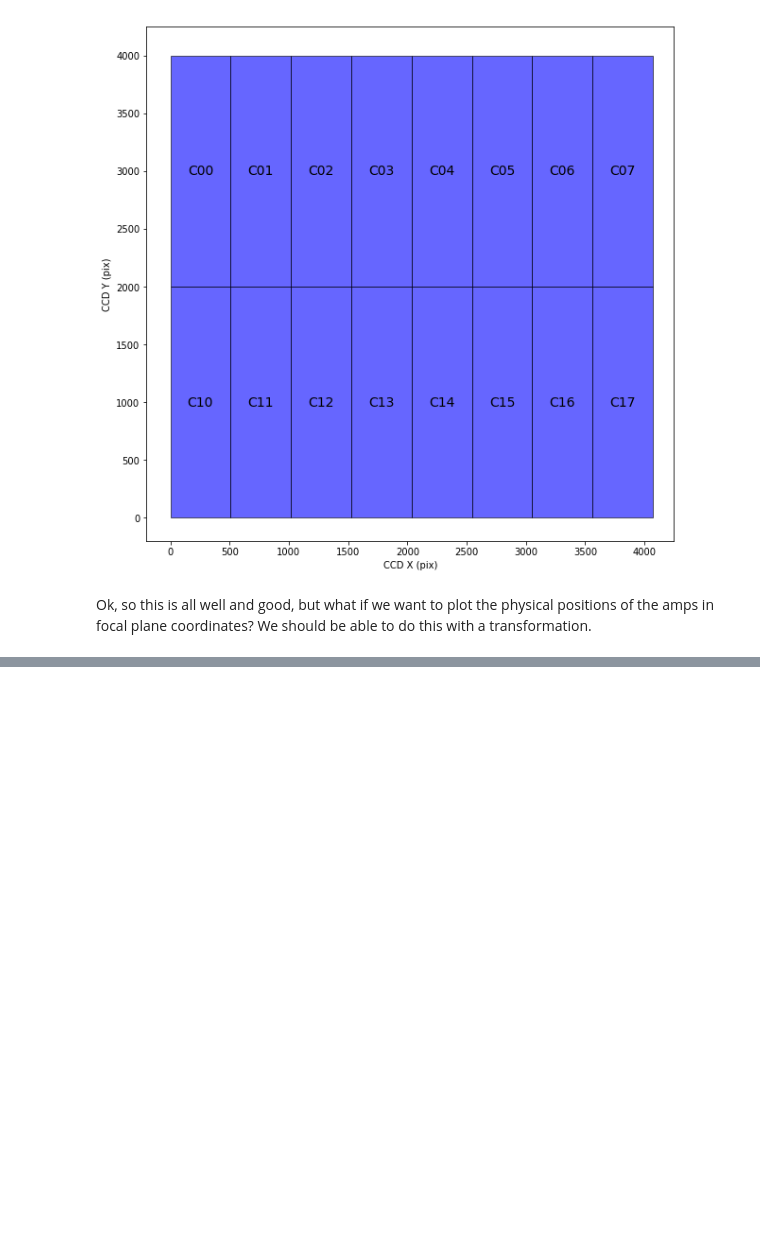
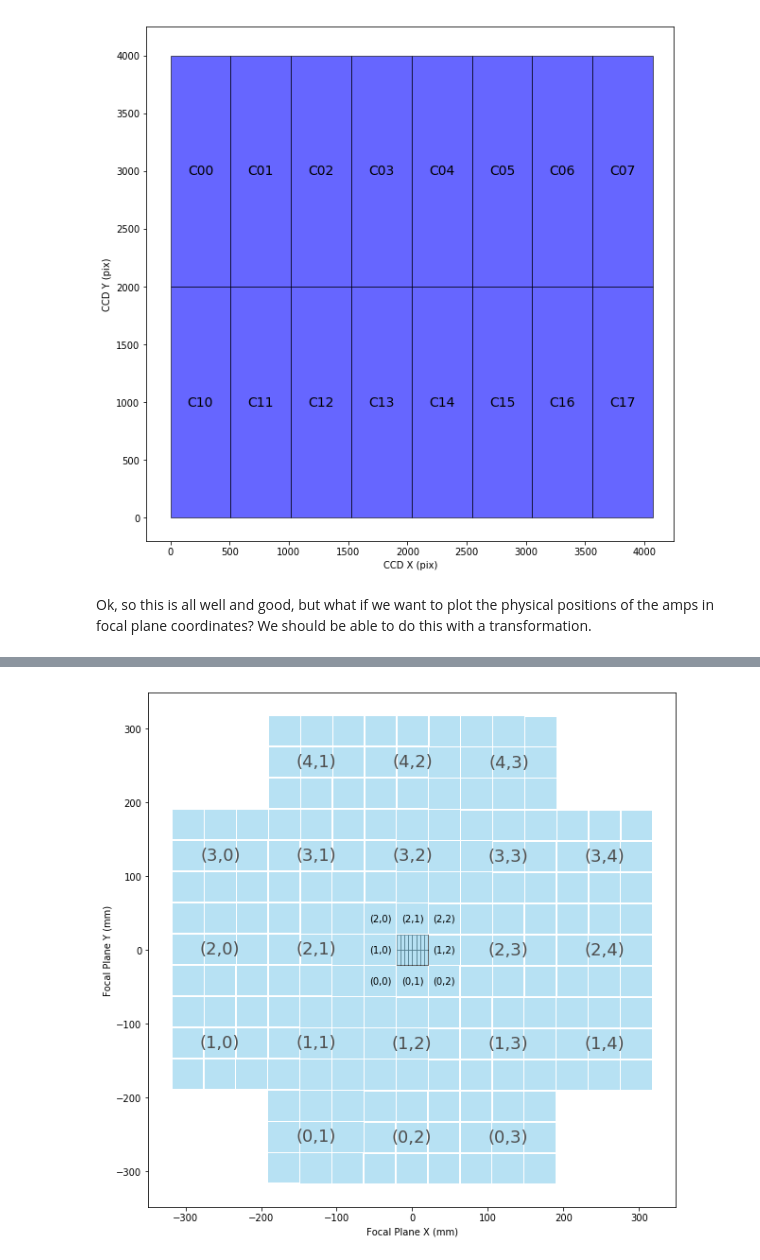
Before and after one commit to LSSTScienceCollaborations/StackClub, a Jupyter notebook: Visualization/LsstCameraGeometry.ipynb, the cells around one changed output, grey strips where cells are left out. Drawn from its saved outputs; the diff is of its cells as text; code cells hidden in the pictures; blank space fills up the shorter version.

```diff
--- a/Visualization/LsstCameraGeometry.ipynb
+++ b/Visualization/LsstCameraGeometry.ipynb
@@ -325,0 +227,83 @@ fp mm: [Point2D(-15.255, -0.015), Point2D(-20.335, -0.015), Point2D(-20.335, -20
+# %%
+def plotFancyFocalPlane(camera, figsize=(10., 10.), showFig=True, savePath=None):
+    """Make a plot of the focal plane along with a set points that sample
+    the field of view.
+
+    Parameters
+    ----------
+    camera : `lsst.afw.cameraGeom.Camera`
+        A camera object
+    figsize : `tuple` containing two `float`
+        Matplotlib style tuple indicating the size of the figure in inches
+    showFig : `bool`
+        Display the figure on the screen?
+    savePath : `str` or `None`
+        If not `None`, save a copy of the figure to this name.
+    """
+    try:
+        from matplotlib.patches import Polygon
+        from matplotlib.collections import PatchCollection
+        import matplotlib.pyplot as plt
+    except ImportError:
+        raise ImportError(
+            "Can't run plotFocalPlane: matplotlib has not been set up")
+
+    colorMap = {0: 'skyblue', 1: 'y', 2: 'g', 3: 'r'}
+    transform = LsstCameraTransforms(camera)
+
+    plt.figure(figsize=figsize)
+    ax = plt.gca()
+
+    patches, colors = [],[]
+    xvals, yvals = [],[]
+    for det in camera:
+        corners = [(c.getX(), c.getY()) for c in det.getCorners(FOCAL_PLANE)]
+        for corner in corners:
+            xvals.append(corner[0])
+            yvals.append(corner[1])
+        colors.append(colorMap[det.getType()])
+        patches.append(Polygon(corners, True))
+        center = det.getOrientation().getFpPosition()
+        name = det.getName()
+
+        # Label central raft
+        if name.startswith('R22'):
+            if not name.endswith('S11'):
+                # Label CCDs for central raft
+                text = '(%s,%s)'%tuple(name.split('_')[-1].strip('S'))
+                ax.text(center.getX(), center.getY(), text,
+                        ha='center', va='center', size=10)
+            else:
+                # Draw the amps for the central CCD
+                amp_patches = []
+                for amp in det.getAmpInfoCatalog():
+                    points = [transform.ccdPixelToFocalMm(c.getX(), c.getY(), det.getName()) for c in amp.getBBox().getCorners()]
+                    corners = [(p.getX(),p.getY()) for p in points]
+                    amp_patches.append(Polygon(corners, True))
+                # Add the amp patch collection
+                patchCollection = PatchCollection(amp_patches, alpha=0.6, facecolor='none',edgecolor='k')
+                ax.add_collection(patchCollection)
+        elif name.endswith('S11'):
+             text = '(%s,%s)'%tuple(name.split('_')[0].strip('R'))
+             ax.text(center.getX(), center.getY(), text, color='0.3',
+                     ha='center', va='center',size=18)
+
+    patchCollection = PatchCollection(patches, alpha=0.6, facecolor=colors)
+    ax.add_collection(patchCollection)
+
+    ax.set_xlim(min(xvals) - abs(0.1*min(xvals)),
+                max(xvals) + abs(0.1*max(xvals)))
+    ax.set_ylim(min(yvals) - abs(0.1*min(yvals)),
+                max(yvals) + abs(0.1*max(yvals)))
+
+    ax.set_xlabel('Focal Plane X (mm)')
+    ax.set_ylabel('Focal Plane Y (mm)')
+    if savePath is not None:
+        plt.savefig(savePath)
+    if showFig:
+        plt.show()
+
+# Plot the focal plane
+plotFancyFocalPlane(camera)
+# %% [output]
+[figure, added]
```
Also changed, not shown: parts of 16 cells of this notebook.
